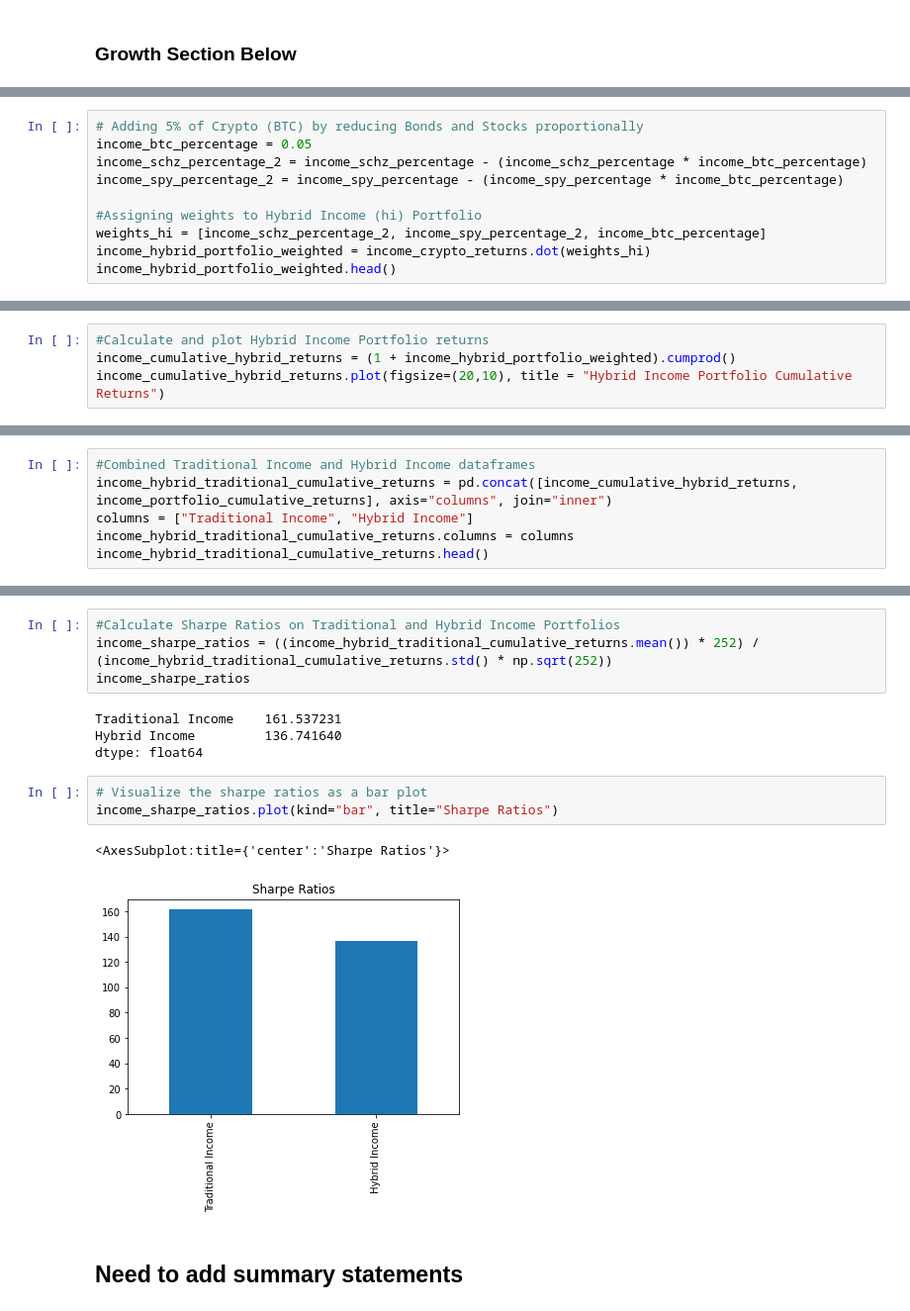
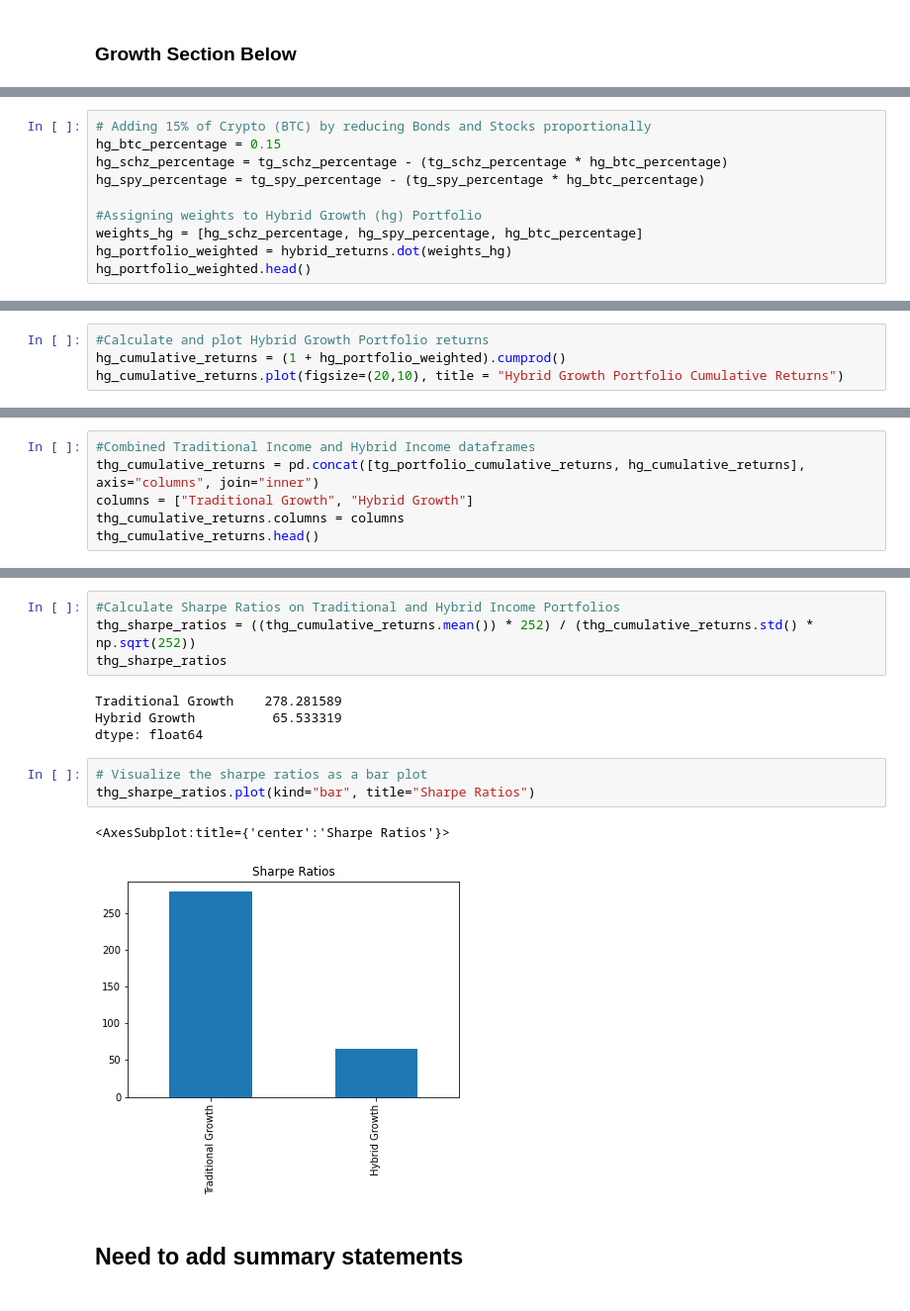
Before and after one commit to hammer888-tech/Project_1, a Jupyter notebook: Project_1B.ipynb, the cells around one changed output, grey strips where cells are left out. Shown: that part at 99% size. Cells and saved outputs as stored; diff of their text form.

```diff
--- a/Project_1B.ipynb
+++ b/Project_1B.ipynb
@@ -415,11 +348,11 @@ hybrid_returns.head()
 # %%
-# Adding 5% of Crypto (BTC) by reducing Bonds and Stocks proportionally
-income_btc_percentage = 0.05
-income_schz_percentage_2 = income_schz_percentage - (income_schz_percentage * income_btc_percentage)
-income_spy_percentage_2 = income_spy_percentage - (income_spy_percentage * income_btc_percentage)
+# Adding 15% of Crypto (BTC) by reducing Bonds and Stocks proportionally
+hg_btc_percentage = 0.15
+hg_schz_percentage = tg_schz_percentage - (tg_schz_percentage * hg_btc_percentage)
+hg_spy_percentage = tg_spy_percentage - (tg_spy_percentage * hg_btc_percentage)
 
-#Assigning weights to Hybrid Income (hi) Portfolio
-weights_hi = [income_schz_percentage_2, income_spy_percentage_2, income_btc_percentage]
-income_hybrid_portfolio_weighted = income_crypto_returns.dot(weights_hi)
-income_hybrid_portfolio_weighted.head()
+#Assigning weights to Hybrid Growth (hg) Portfolio
+weights_hg = [hg_schz_percentage, hg_spy_percentage, hg_btc_percentage]
+hg_portfolio_weighted = hybrid_returns.dot(weights_hg)
+hg_portfolio_weighted.head()
 # %% [output]
@@ -431,6 +364,6 @@ income_hybrid_portfolio_weighted.head()
 dtype: float64
 # %%
-#Calculate and plot Hybrid Income Portfolio returns
-income_cumulative_hybrid_returns = (1 + income_hybrid_portfolio_weighted).cumprod()
-income_cumulative_hybrid_returns.plot(figsize=(20,10), title = "Hybrid Income Portfolio Cumulative Returns")
+#Calculate and plot Hybrid Growth Portfolio returns
+hg_cumulative_returns = (1 + hg_portfolio_weighted).cumprod()
+hg_cumulative_returns.plot(figsize=(20,10), title = "Hybrid Growth Portfolio Cumulative Returns")
 # %% [output]
@@ -439,7 +372,7 @@ income_cumulative_hybrid_returns.plot(figsize=(20,10), title = "Hybrid Income Po
 # %%
 #Combined Traditional Income and Hybrid Income dataframes
-income_hybrid_traditional_cumulative_returns = pd.concat([income_cumulative_hybrid_returns, income_portfolio_cumulative_returns], axis="columns", join="inner")
-columns = ["Traditional Income", "Hybrid Income"]
-income_hybrid_traditional_cumulative_returns.columns = columns
-income_hybrid_traditional_cumulative_returns.head()
+thg_cumulative_returns = pd.concat([tg_portfolio_cumulative_returns, hg_cumulative_returns], axis="columns", join="inner")
+columns = ["Traditional Growth", "Hybrid Growth"]
+thg_cumulative_returns.columns = columns
+thg_cumulative_returns.head()
 # %% [output]
@@ -458,16 +391,16 @@ income_hybrid_traditional_cumulative_returns.plot(figsize=(20,10), title = "Trad
 # %%
 #Calculate Sharpe Ratios on Traditional and Hybrid Income Portfolios
-income_sharpe_ratios = ((income_hybrid_traditional_cumulative_returns.mean()) * 252) / (income_hybrid_traditional_cumulative_returns.std() * np.sqrt(252))
-income_sharpe_ratios
+thg_sharpe_ratios = ((thg_cumulative_returns.mean()) * 252) / (thg_cumulative_returns.std() * np.sqrt(252))
+thg_sharpe_ratios
 # %% [output]
-Traditional Income    161.537231
-Hybrid Income         136.741640
+Traditional Growth    278.281589
+Hybrid Growth          65.533319
 dtype: float64
 # %%
 # Visualize the sharpe ratios as a bar plot
-income_sharpe_ratios.plot(kind="bar", title="Sharpe Ratios")
+thg_sharpe_ratios.plot(kind="bar", title="Sharpe Ratios")
 # %% [output]
 <AxesSubplot:title={'center':'Sharpe Ratios'}>
-[figure, old version]
+[figure, new version]
 # %% [markdown]
 ## Need to add summary statements
```
Also changed, not shown: parts of 25 cells of this notebook.
